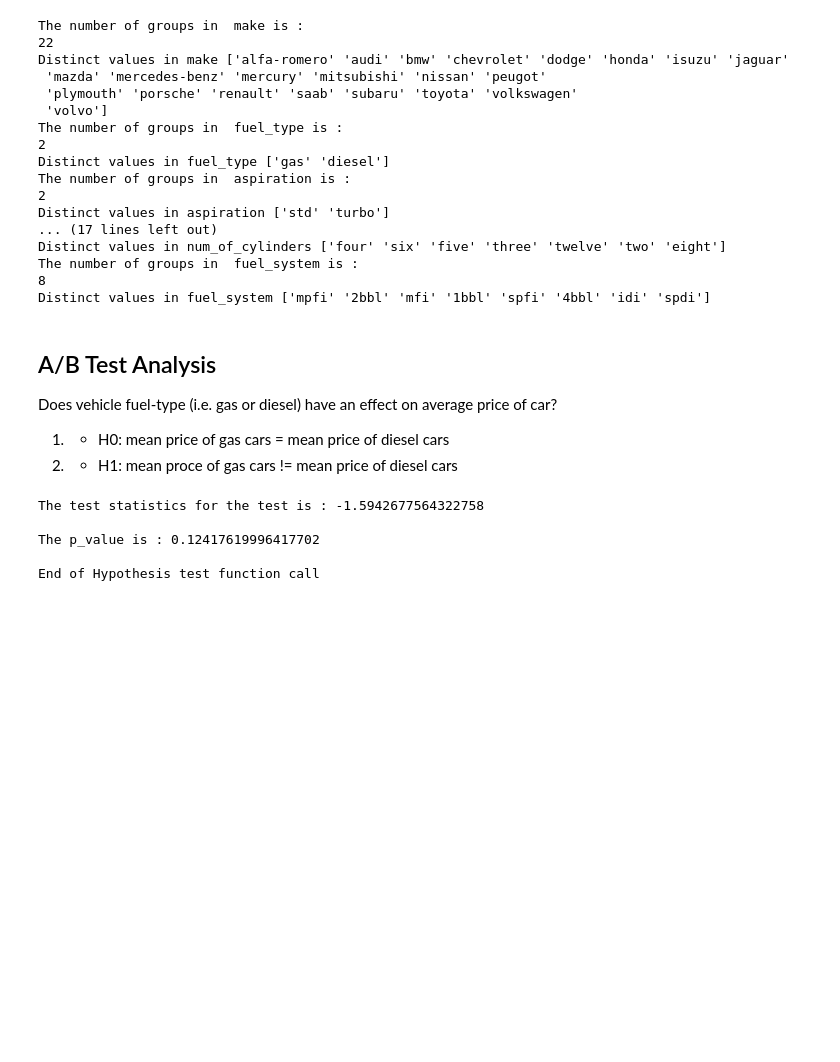
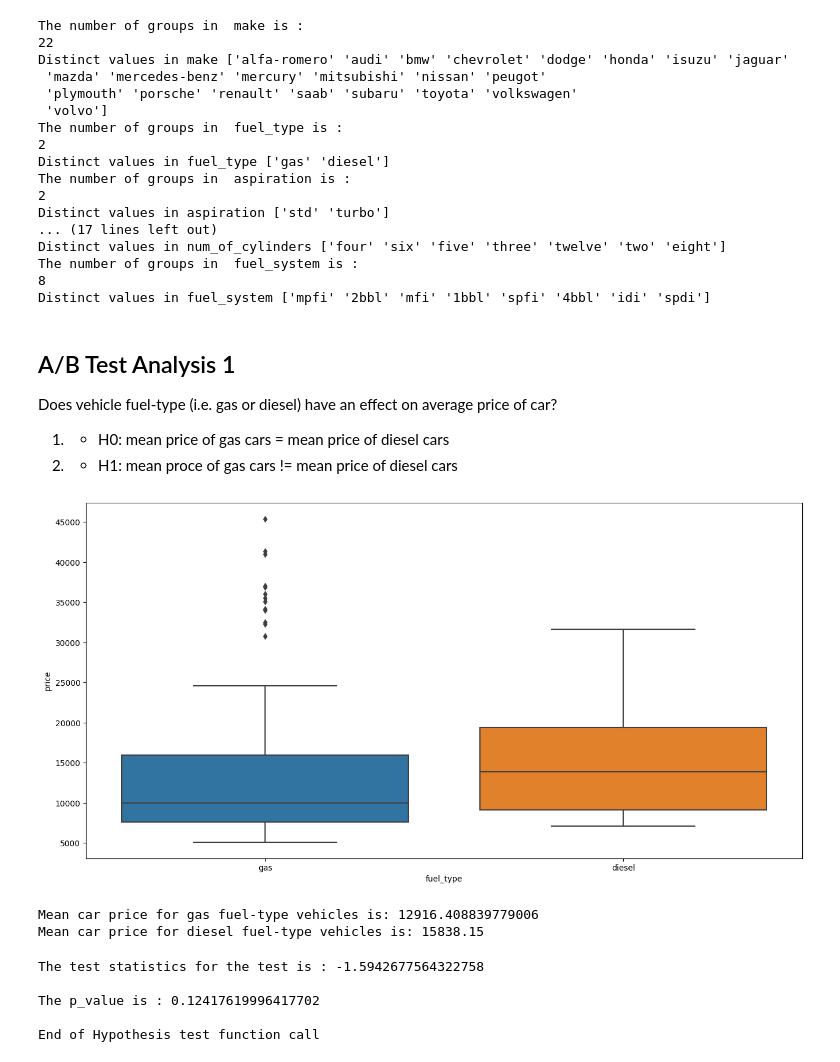
Before and after one commit to obeabi/Stats, a Jupyter notebook: AB_Test_ContinousOutcome.ipynb, the cells around one changed output. Drawn from its saved outputs; the diff is of its cells as text; code cells hidden in the pictures; blank space fills up the shorter version.

```diff
--- a/AB_Test_ContinousOutcome.ipynb
+++ b/AB_Test_ContinousOutcome.ipynb
@@ -288,13 +288,19 @@ The number of groups in  fuel_system is :
 8
 Distinct values in fuel_system ['mpfi' '2bbl' 'mfi' '1bbl' 'spfi' '4bbl' 'idi' 'spdi']
 # %% [markdown]
-## A/B Test Analysis
+## A/B Test Analysis 1
 
 Does vehicle fuel-type (i.e. gas or diesel) have an effect on average price of car?
 
 1. - H0: mean price of gas cars = mean price of diesel cars
 
 2. - H1: mean proce of gas cars != mean price of diesel cars
+# %%
+# Box plot
+sns.boxplot( x= 'fuel_type', y = 'price', data = df)
+plt.show()
+# %% [output]
+[figure, added]
 # %%
 # Decision functon
 def test_decision(t_stats, p_value, alpha_value = 0.05, df = 1000, test_type = 'two-sided'):
@@ -339,4 +345,14 @@ def test_decision(t_stats, p_value, alpha_value = 0.05, df = 1000, test_type = '
     print("The critical values(s) is :", t_critical)
   finally:
     print('End of Hypothesis test function call')
+# %%
+# Calculate  means
+x1 = df[df['fuel_type'] == 'gas']['price'].values
+x2 = df[df['fuel_type'] == 'diesel']['price'].values
+
+print('Mean car price for gas fuel-type vehicles is:' , np.mean(x1))
+print('Mean car price for diesel fuel-type vehicles is:' , np.mean(x2))
+# %% [output]
+Mean car price for gas fuel-type vehicles is: 12916.408839779006
+Mean car price for diesel fuel-type vehicles is: 15838.15
 # %%
```
Also changed, not shown: parts of 7 cells of this notebook.
